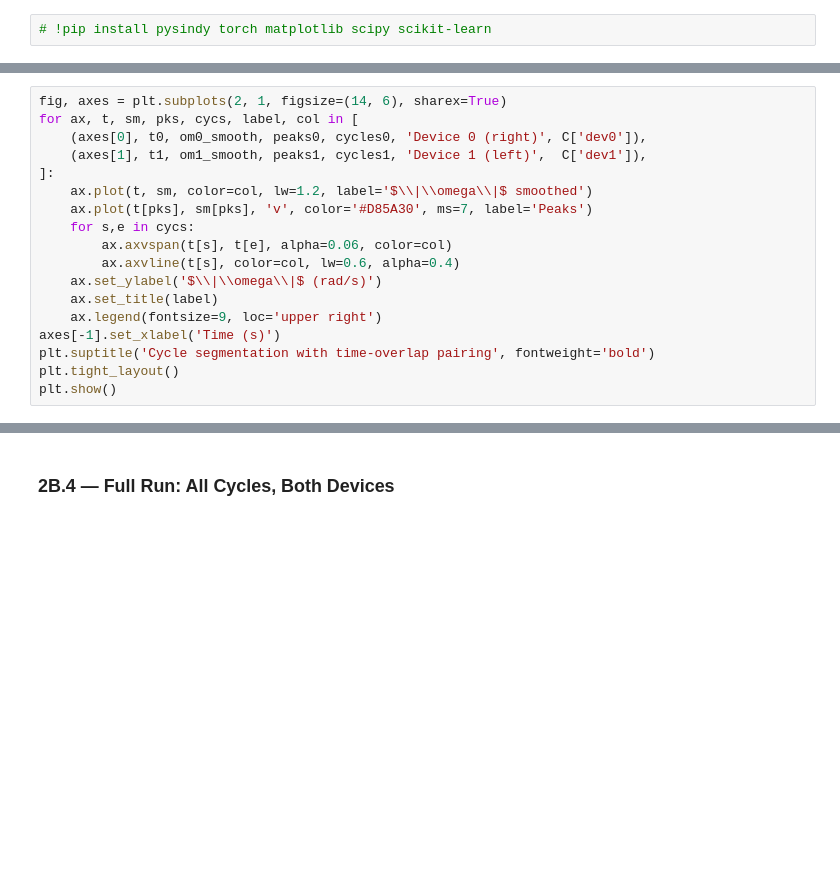
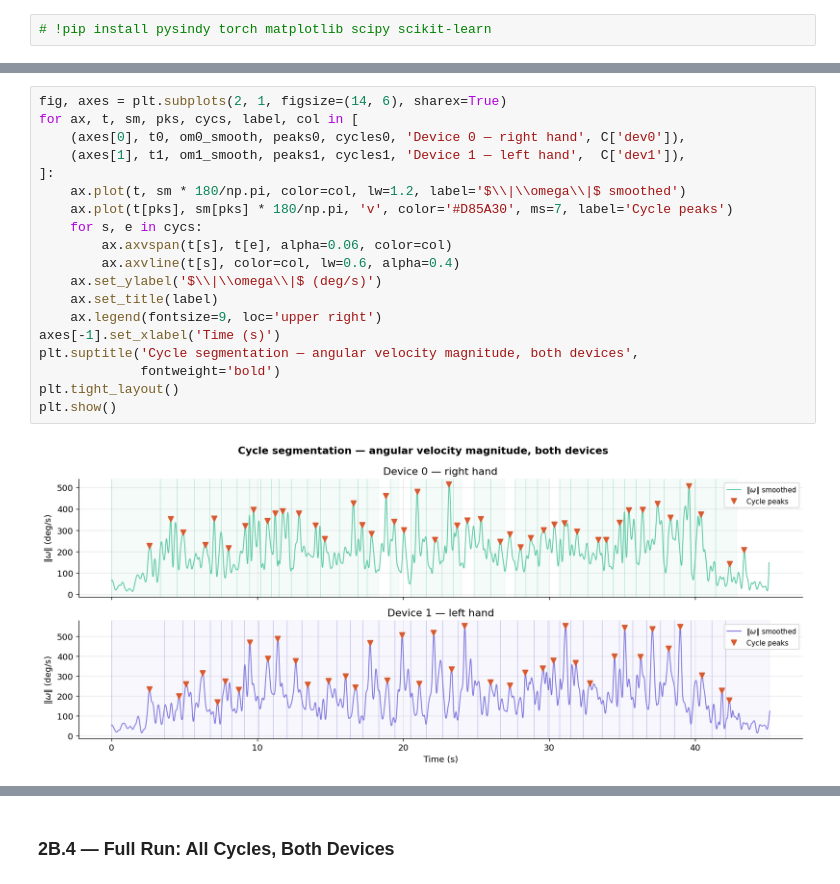
Before and after one commit to helenejabbour/ropeflow-project, a Jupyter notebook: src/Equation_discovery/01_SINDY_PINN_DMD_V03.ipynb, the cells around one changed output, grey strips where cells are left out. Drawn from its saved outputs; the diff is of its cells as text; blank space fills up the shorter version.

```diff
--- a/src/Equation_discovery/01_SINDY_PINN_DMD_V03.ipynb
+++ b/src/Equation_discovery/01_SINDY_PINN_DMD_V03.ipynb
@@ -208,18 +18,0 @@ Paired cycles: 42  (D0 had 49, D1 had 46)
-# %%
-fig, axes = plt.subplots(2, 1, figsize=(14, 6), sharex=True)
-for ax, t, sm, pks, cycs, label, col in [
-    (axes[0], t0, om0_smooth, peaks0, cycles0, 'Device 0 (right)', C['dev0']),
-    (axes[1], t1, om1_smooth, peaks1, cycles1, 'Device 1 (left)',  C['dev1']),
-]:
-    ax.plot(t, sm, color=col, lw=1.2, label='$\\|\\omega\\|$ smoothed')
-    ax.plot(t[pks], sm[pks], 'v', color='#D85A30', ms=7, label='Peaks')
-    for s,e in cycs:
-        ax.axvspan(t[s], t[e], alpha=0.06, color=col)
-        ax.axvline(t[s], color=col, lw=0.6, alpha=0.4)
-    ax.set_ylabel('$\\|\\omega\\|$ (rad/s)')
-    ax.set_title(label)
-    ax.legend(fontsize=9, loc='upper right')
-axes[-1].set_xlabel('Time (s)')
-plt.suptitle('Cycle segmentation with time-overlap pairing', fontweight='bold')
-plt.tight_layout()
-plt.show()
@@ -707,0 +193,21 @@ plt.show()
+# %%
+fig, axes = plt.subplots(2, 1, figsize=(14, 6), sharex=True)
+for ax, t, sm, pks, cycs, label, col in [
+    (axes[0], t0, om0_smooth, peaks0, cycles0, 'Device 0 — right hand', C['dev0']),
+    (axes[1], t1, om1_smooth, peaks1, cycles1, 'Device 1 — left hand',  C['dev1']),
+]:
+    ax.plot(t, sm * 180/np.pi, color=col, lw=1.2, label='$\\|\\omega\\|$ smoothed')
+    ax.plot(t[pks], sm[pks] * 180/np.pi, 'v', color='#D85A30', ms=7, label='Cycle peaks')
+    for s, e in cycs:
+        ax.axvspan(t[s], t[e], alpha=0.06, color=col)
+        ax.axvline(t[s], color=col, lw=0.6, alpha=0.4)
+    ax.set_ylabel('$\\|\\omega\\|$ (deg/s)')
+    ax.set_title(label)
+    ax.legend(fontsize=9, loc='upper right')
+axes[-1].set_xlabel('Time (s)')
+plt.suptitle('Cycle segmentation — angular velocity magnitude, both devices',
+             fontweight='bold')
+plt.tight_layout()
+plt.show()
+# %% [output]
+[figure, added]
```
Also changed, not shown: parts of 65 cells of this notebook, 3 other files.
